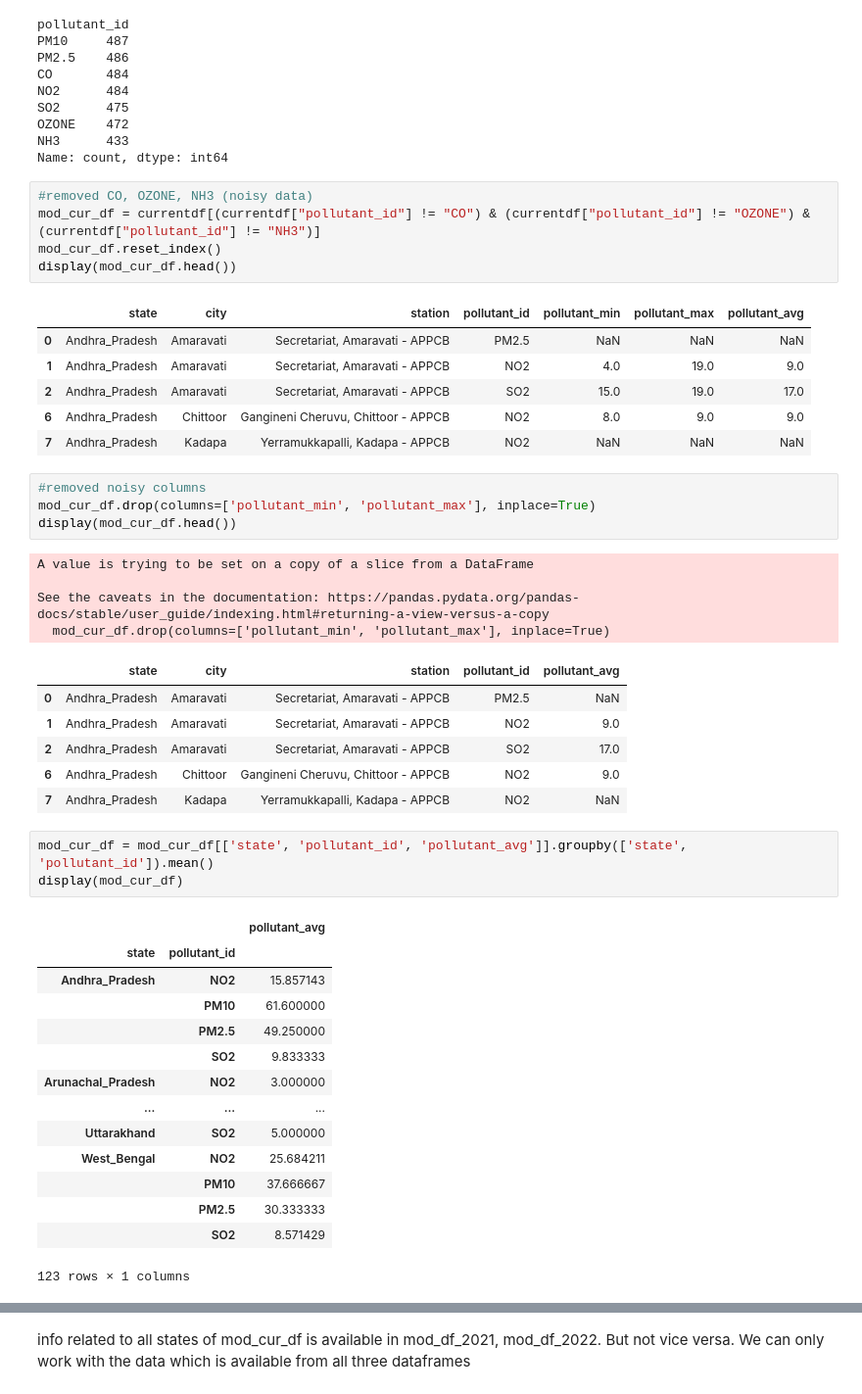
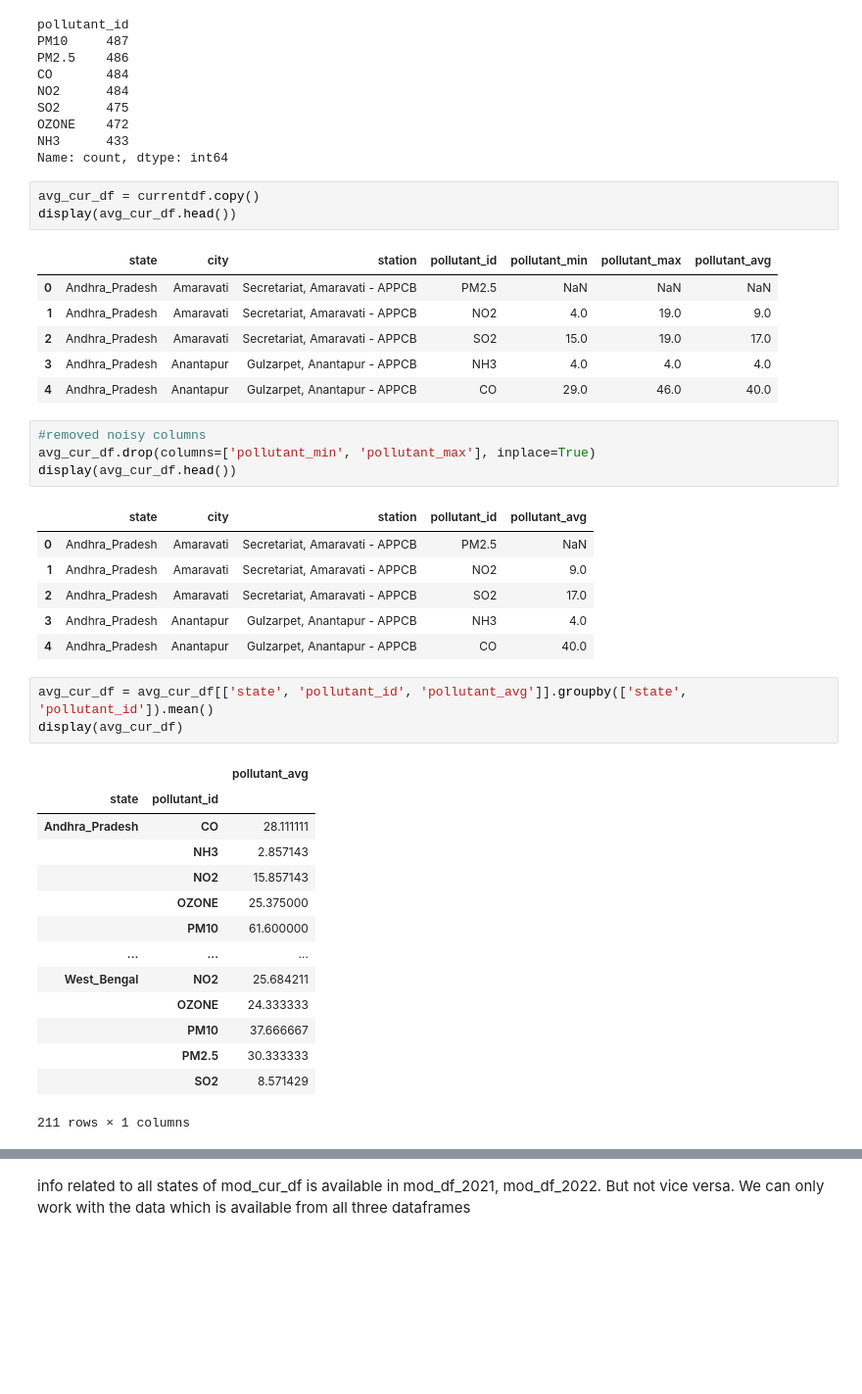
Before and after one commit to latheeshpoondla/Project, a Jupyter notebook: DSProject.ipynb, the cells around one changed output, grey strips where cells are left out. Shown: that part at 98% size. Cells and saved outputs as stored; diff of their text form; blank space fills up the shorter version.

```diff
--- a/DSProject.ipynb
+++ b/DSProject.ipynb
@@ -411,49 +411,43 @@ SO2      475
 OZONE    472
 NH3      433
 Name: count, dtype: int64
-# %%
-#removed CO, OZONE, NH3 (noisy data)
-mod_cur_df = currentdf[(currentdf["pollutant_id"] != "CO") & (currentdf["pollutant_id"] != "OZONE") & (currentdf["pollutant_id"] != "NH3")]
-mod_cur_df.reset_index()
-display(mod_cur_df.head())
-# %% [output]
-|  | state | city | station | pollutant_id | pollutant_min | pollutant_max | pollutant_avg |
-| 0 | Andhra_Pradesh | Amaravati | Secretariat, Amaravati - APPCB | PM2.5 | NaN | NaN | NaN |
-| 1 | Andhra_Pradesh | Amaravati | Secretariat, Amaravati - APPCB | NO2 | 4.0 | 19.0 | 9.0 |
-| 2 | Andhra_Pradesh | Amaravati | Secretariat, Amaravati - APPCB | SO2 | 15.0 | 19.0 | 17.0 |
-| 6 | Andhra_Pradesh | Chittoor | Gangineni Cheruvu, Chittoor - APPCB | NO2 | 8.0 | 9.0 | 9.0 |
-| 7 | Andhra_Pradesh | Kadapa | Yerramukkapalli, Kadapa - APPCB | NO2 | NaN | NaN | NaN |
+# %%
+avg_cur_df = currentdf.copy()
+display(avg_cur_df.head())
+# %% [output]
+|  | state | city | station | pollutant_id | pollutant_min | pollutant_max | pollutant_avg |
+| 0 | Andhra_Pradesh | Amaravati | Secretariat, Amaravati - APPCB | PM2.5 | NaN | NaN | NaN |
+| 1 | Andhra_Pradesh | Amaravati | Secretariat, Amaravati - APPCB | NO2 | 4.0 | 19.0 | 9.0 |
+| 2 | Andhra_Pradesh | Amaravati | Secretariat, Amaravati - APPCB | SO2 | 15.0 | 19.0 | 17.0 |
+| 3 | Andhra_Pradesh | Anantapur | Gulzarpet, Anantapur - APPCB | NH3 | 4.0 | 4.0 | 4.0 |
+| 4 | Andhra_Pradesh | Anantapur | Gulzarpet, Anantapur - APPCB | CO | 29.0 | 46.0 | 40.0 |
 # %%
 #removed noisy columns
-mod_cur_df.drop(columns=['pollutant_min', 'pollutant_max'], inplace=True)
-display(mod_cur_df.head())
+avg_cur_df.drop(columns=['pollutant_min', 'pollutant_max'], inplace=True)
+display(avg_cur_df.head())
 # %% [output]
-A value is trying to be set on a copy of a slice from a DataFrame
-
-See the caveats in the documentation: https://pandas.pydata.org/pandas-docs/stable/user_guide/indexing.html#returning-a-view-versus-a-copy
-  mod_cur_df.drop(columns=['pollutant_min', 'pollutant_max'], inplace=True)
 |  | state | city | station | pollutant_id | pollutant_avg |
 | 0 | Andhra_Pradesh | Amaravati | Secretariat, Amaravati - APPCB | PM2.5 | NaN |
 | 1 | Andhra_Pradesh | Amaravati | Secretariat, Amaravati - APPCB | NO2 | 9.0 |
 | 2 | Andhra_Pradesh | Amaravati | Secretariat, Amaravati - APPCB | SO2 | 17.0 |
-| 6 | Andhra_Pradesh | Chittoor | Gangineni Cheruvu, Chittoor - APPCB | NO2 | 9.0 |
-| 7 | Andhra_Pradesh | Kadapa | Yerramukkapalli, Kadapa - APPCB | NO2 | NaN |
+| 3 | Andhra_Pradesh | Anantapur | Gulzarpet, Anantapur - APPCB | NH3 | 4.0 |
+| 4 | Andhra_Pradesh | Anantapur | Gulzarpet, Anantapur - APPCB | CO | 40.0 |
 # %%
-mod_cur_df = mod_cur_df[['state', 'pollutant_id', 'pollutant_avg']].groupby(['state', 'pollutant_id']).mean()
-display(mod_cur_df)
+avg_cur_df = avg_cur_df[['state', 'pollutant_id', 'pollutant_avg']].groupby(['state', 'pollutant_id']).mean()
+display(avg_cur_df)
 # %% [output]
 |  |  | pollutant_avg |
 | state | pollutant_id |  |
-| Andhra_Pradesh | NO2 | 15.857143 |
+| Andhra_Pradesh | CO | 28.111111 |
+|  | NH3 | 2.857143 |
+|  | NO2 | 15.857143 |
+|  | OZONE | 25.375000 |
 |  | PM10 | 61.600000 |
-|  | PM2.5 | 49.250000 |
-|  | SO2 | 9.833333 |
-| Arunachal_Pradesh | NO2 | 3.000000 |
 | ... | ... | ... |
-| Uttarakhand | SO2 | 5.000000 |
 | West_Bengal | NO2 | 25.684211 |
+|  | OZONE | 24.333333 |
 |  | PM10 | 37.666667 |
 |  | PM2.5 | 30.333333 |
 |  | SO2 | 8.571429 |
-123 rows × 1 columns
+211 rows × 1 columns
 # %%
```
Also changed, not shown: parts of 22 cells of this notebook, 1 other file.
